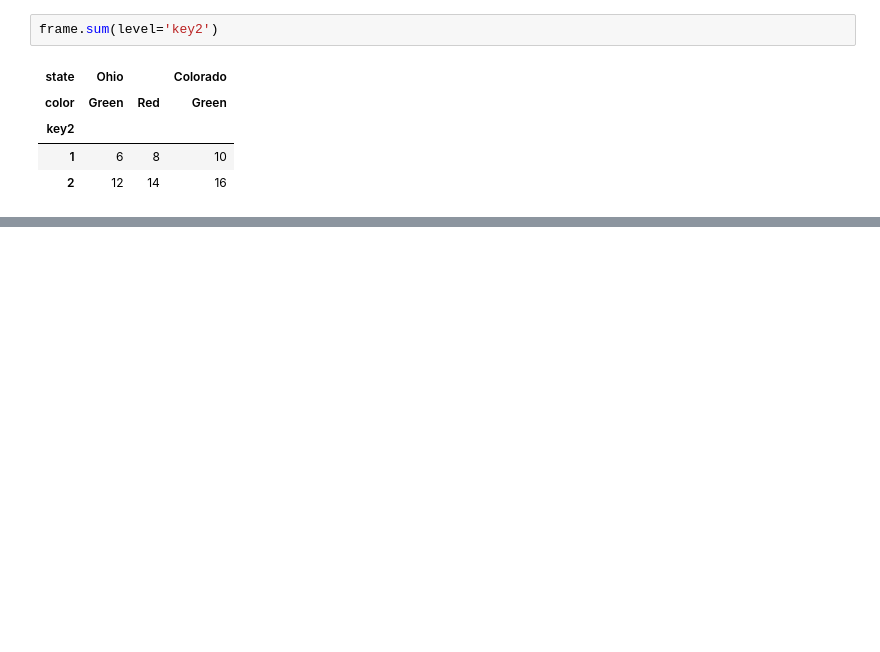
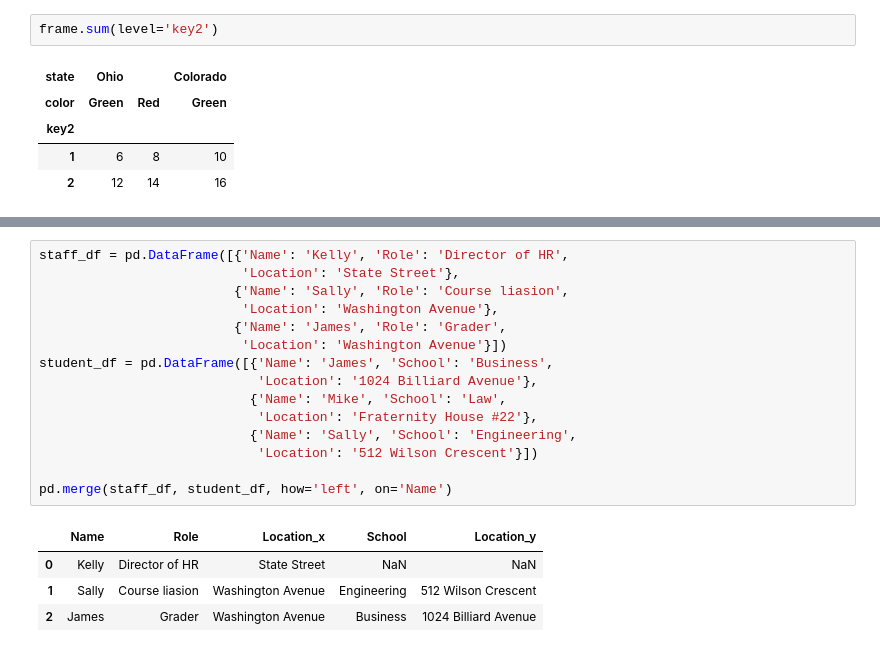
Before and after one commit to karim-mttk/DataScienceEssentials, a Jupyter notebook: Introduction_to_Data_Analysis_with_Python/DataProcessingPandas.ipynb, the cells around one changed output, grey strips where cells are left out. Drawn from its saved outputs; the diff is of its cells as text; blank space fills up the shorter version.

```diff
--- a/Introduction_to_Data_Analysis_with_Python/DataProcessingPandas.ipynb
+++ b/Introduction_to_Data_Analysis_with_Python/DataProcessingPandas.ipynb
@@ -140,0 +217,20 @@ frame.sum(level='key2')
+# %%
+staff_df = pd.DataFrame([{'Name': 'Kelly', 'Role': 'Director of HR',
+                          'Location': 'State Street'},
+                         {'Name': 'Sally', 'Role': 'Course liasion',
+                          'Location': 'Washington Avenue'},
+                         {'Name': 'James', 'Role': 'Grader',
+                          'Location': 'Washington Avenue'}])
+student_df = pd.DataFrame([{'Name': 'James', 'School': 'Business',
+                            'Location': '1024 Billiard Avenue'},
+                           {'Name': 'Mike', 'School': 'Law',
+                            'Location': 'Fraternity House #22'},
+                           {'Name': 'Sally', 'School': 'Engineering',
+                            'Location': '512 Wilson Crescent'}])
+
+pd.merge(staff_df, student_df, how='left', on='Name')
+# %% [output]
+|  | Name | Role | Location_x | School | Location_y |
+| 0 | Kelly | Director of HR | State Street | NaN | NaN |
+| 1 | Sally | Course liasion | Washington Avenue | Engineering | 512 Wilson Crescent |
+| 2 | James | Grader | Washington Avenue | Business | 1024 Billiard Avenue |
```
Also changed, not shown: parts of 11 cells of this notebook.
